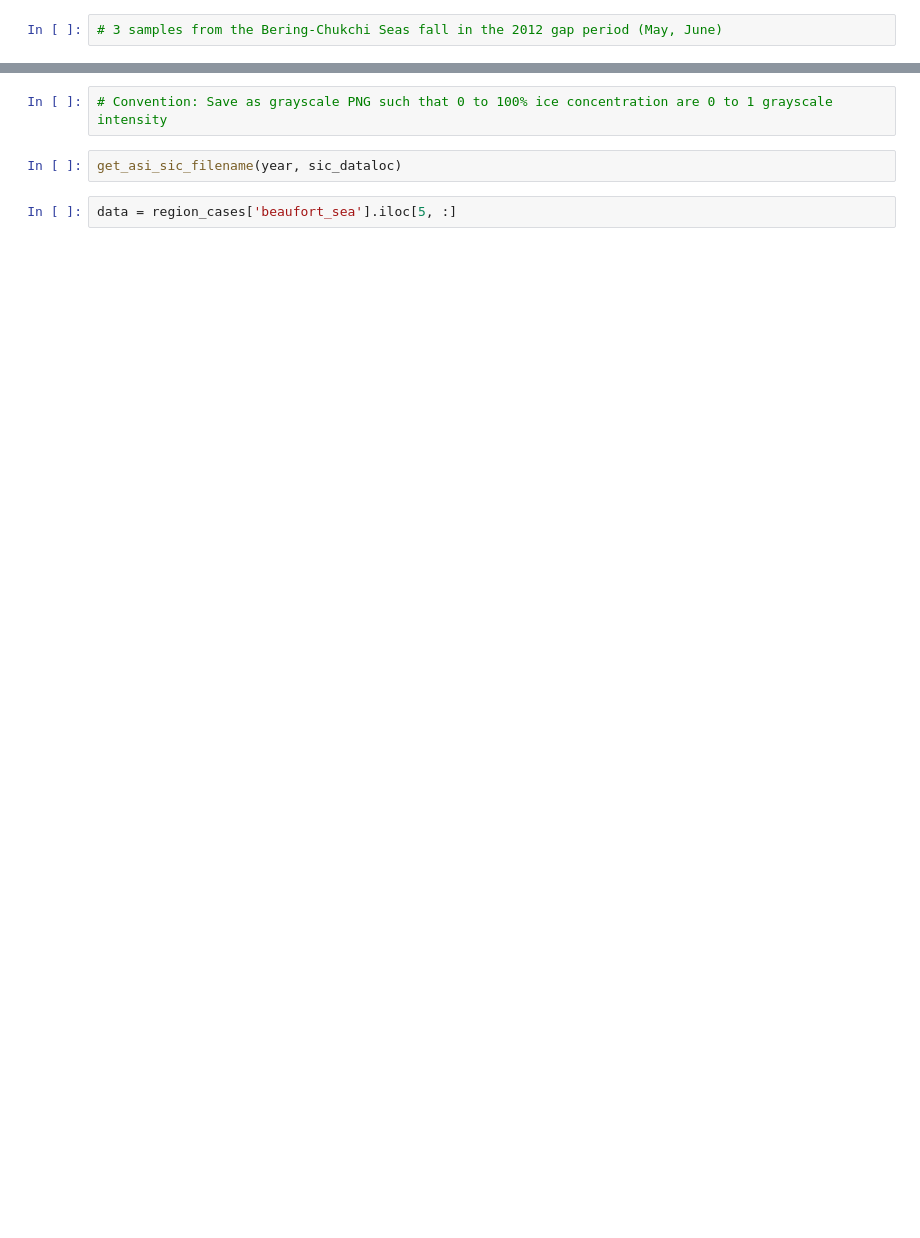
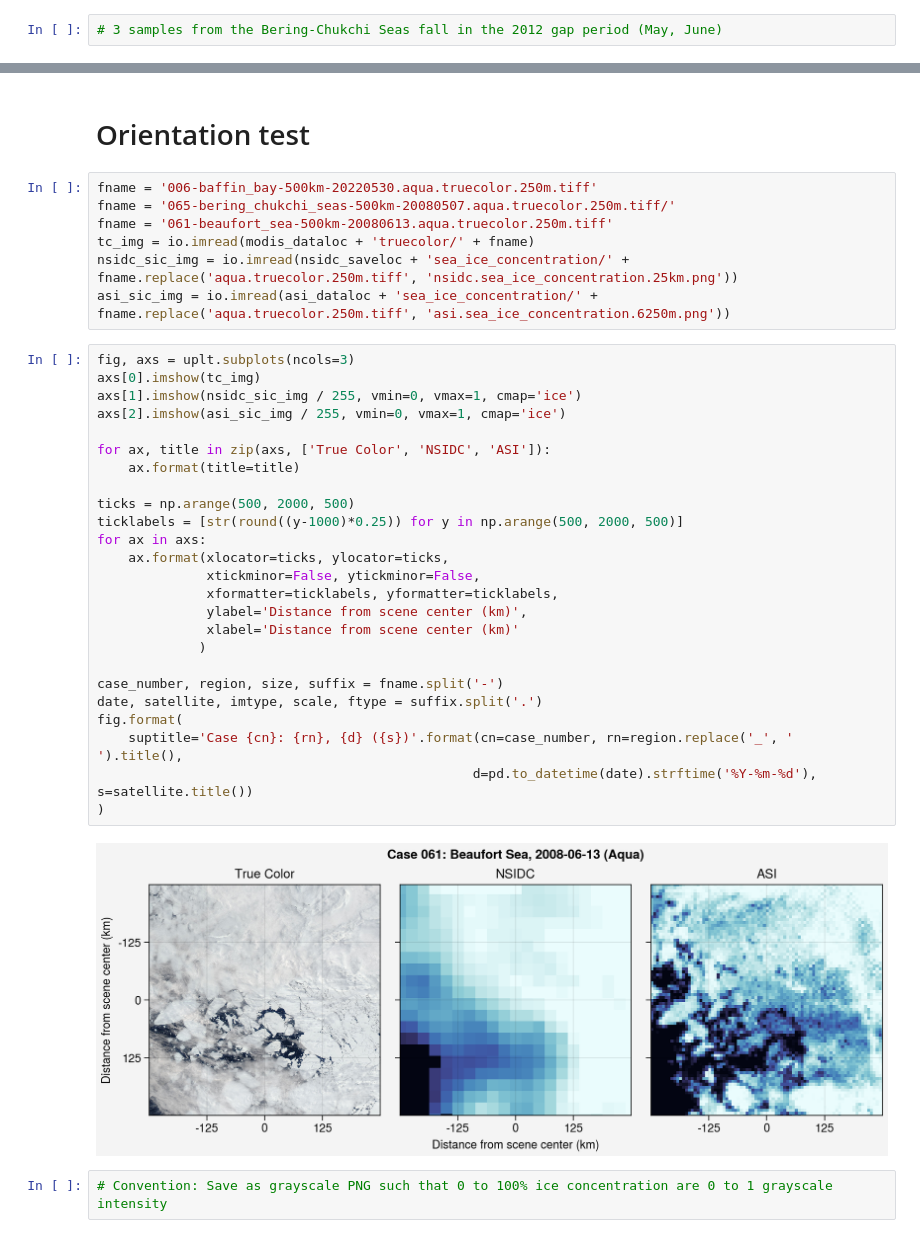
Before and after one commit to danielmwatkins/ice-floe-validation-dataset, a Jupyter notebook: notebooks/sea_ice_concentration.ipynb, the cells around one changed output, grey strips where cells are left out. Saved outputs shown, nothing was run; the diff lists cells and outputs as text; blank space fills up the shorter version.

```diff
--- a/notebooks/sea_ice_concentration.ipynb
+++ b/notebooks/sea_ice_concentration.ipynb
@@ -160,6 +231,38 @@ missing
+# %% [markdown]
+# Orientation test
+# %%
+fname = '006-baffin_bay-500km-20220530.aqua.truecolor.250m.tiff'
+fname = '065-bering_chukchi_seas-500km-20080507.aqua.truecolor.250m.tiff/'
+fname = '061-beaufort_sea-500km-20080613.aqua.truecolor.250m.tiff'
+tc_img = io.imread(modis_dataloc + 'truecolor/' + fname)
+nsidc_sic_img = io.imread(nsidc_saveloc + 'sea_ice_concentration/' + fname.replace('aqua.truecolor.250m.tiff', 'nsidc.sea_ice_concentration.25km.png'))
+asi_sic_img = io.imread(asi_dataloc + 'sea_ice_concentration/' + fname.replace('aqua.truecolor.250m.tiff', 'asi.sea_ice_concentration.6250m.png'))
+# %%
+fig, axs = uplt.subplots(ncols=3)
+axs[0].imshow(tc_img)
+axs[1].imshow(nsidc_sic_img / 255, vmin=0, vmax=1, cmap='ice')
+axs[2].imshow(asi_sic_img / 255, vmin=0, vmax=1, cmap='ice')
+
+for ax, title in zip(axs, ['True Color', 'NSIDC', 'ASI']):
+    ax.format(title=title)
+
+ticks = np.arange(500, 2000, 500)
+ticklabels = [str(round((y-1000)*0.25)) for y in np.arange(500, 2000, 500)]
+for ax in axs:
+    ax.format(xlocator=ticks, ylocator=ticks,
+              xtickminor=False, ytickminor=False,
+              xformatter=ticklabels, yformatter=ticklabels,
+              ylabel='Distance from scene center (km)',
+              xlabel='Distance from scene center (km)'
+             )
+
+case_number, region, size, suffix = fname.split('-')
+date, satellite, imtype, scale, ftype = suffix.split('.')
+fig.format(
+    suptitle='Case {cn}: {rn}, {d} ({s})'.format(cn=case_number, rn=region.replace('_', ' ').title(),
+                                                d=pd.to_datetime(date).strftime('%Y-%m-%d'), s=satellite.title())
+)
+# %% [output]
+[figure, added]
 # %%
 # Convention: Save as grayscale PNG such that 0 to 100% ice concentration are 0 to 1 grayscale intensity
-# %%
-get_asi_sic_filename(year, sic_dataloc)
-# %%
-data = region_cases['beaufort_sea'].iloc[5, :]
```
Also changed, not shown: parts of 10 cells of this notebook, 10 other files.
